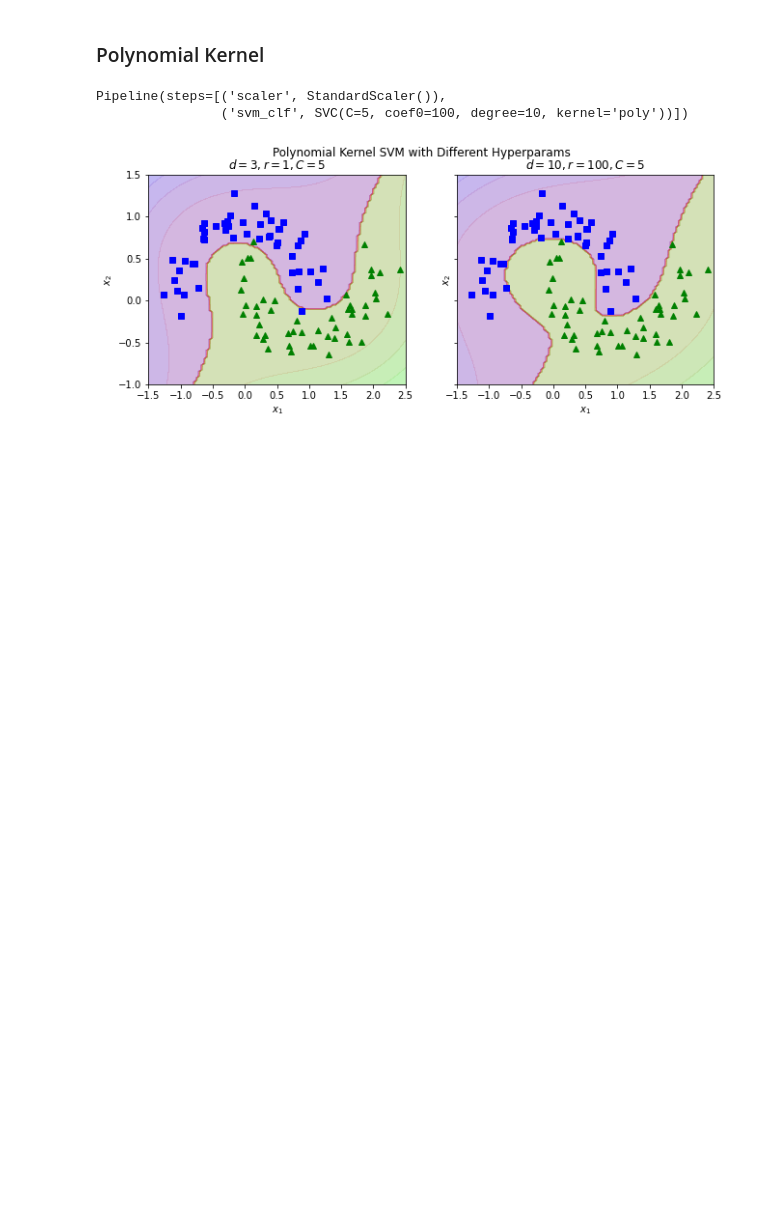
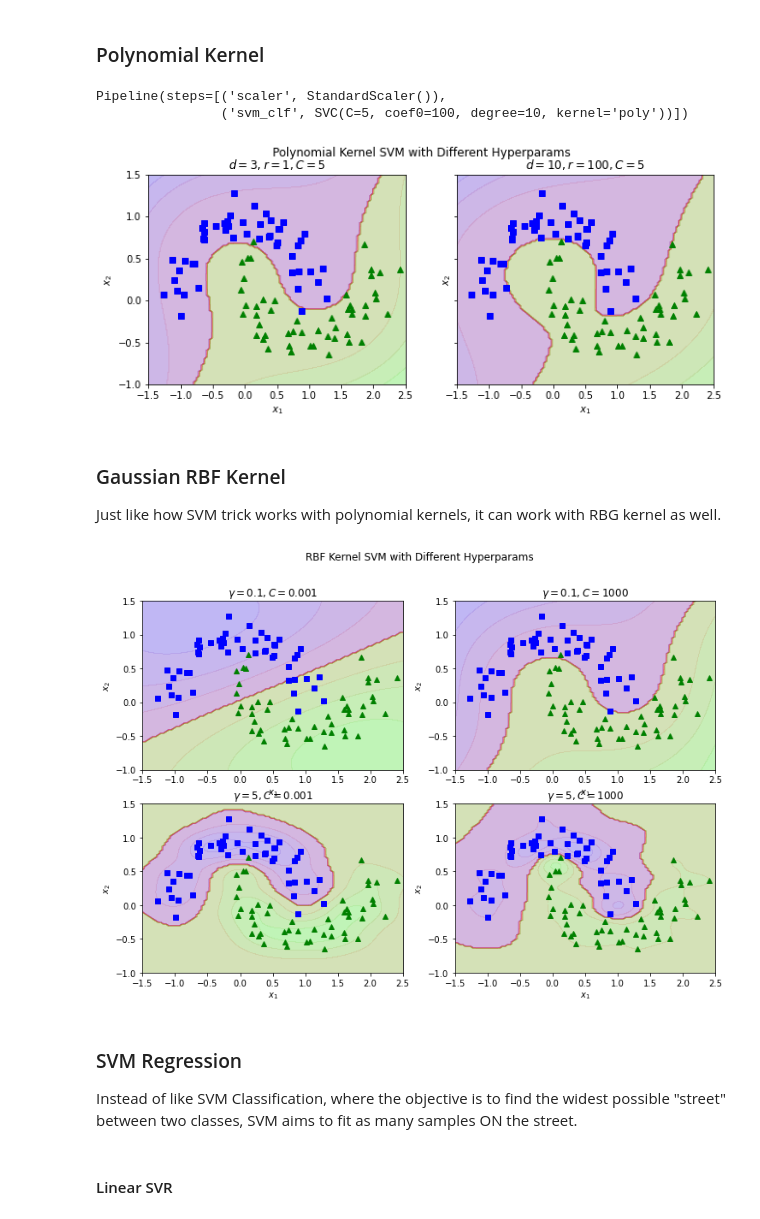
Before and after one commit to john-s-li/hands_on_ml, a Jupyter notebook: 5 - SVM/svm.ipynb, the cells around one changed output. Cells and saved outputs as stored; diff of their text form; code cells hidden in the pictures; blank space fills up the shorter version.

```diff
--- a/5 - SVM/svm.ipynb
+++ b/5 - SVM/svm.ipynb
@@ -120,3 +120,60 @@ ax[1].set_title(r"$d=10, r=100, C=5$", fontsize=12)
 plt.show()
 # %% [output]
 [figure]
+# %% [markdown]
+### Gaussian RBF Kernel
+
+Just like how SVM trick works with polynomial kernels, it can work with RBG kernel as well.
+# %%
+rbf_kernel_svm_clf_1 = Pipeline([
+    ("scaler", StandardScaler()),
+    ("svm_clf", SVC(kernel="rbf", gamma=0.1, C=0.001))
+])
+
+rbf_kernel_svm_clf_2 = Pipeline([
+    ("scaler", StandardScaler()),
+    ("svm_clf", SVC(kernel="rbf", gamma=0.1, C=1000))
+])
+
+rbf_kernel_svm_clf_3 = Pipeline([
+    ("scaler", StandardScaler()),
+    ("svm_clf", SVC(kernel="rbf", gamma=5, C=0.001))
+])
+
+rbf_kernel_svm_clf_4 = Pipeline([
+    ("scaler", StandardScaler()),
+    ("svm_clf", SVC(kernel="rbf", gamma=5, C=1000))
+])
+
+for i in range(1, 5):
+    eval(f"rbf_kernel_svm_clf_{i}.fit(X_moon, y_moon)")
+# %%
+fig, ax = plt.subplots(2,2, figsize=(12,8))
+
+fig.suptitle("RBF Kernel SVM with Different Hyperparams")
+
+plot_moon_data(X_moon, y_moon, ax=ax[0,0])
+plot_contours(rbf_kernel_svm_clf_1, [-1.5, 2.5], [-1, 1.5], ax[0,0])
+ax[0,0].set_title(r"$\gamma=0.1, C=0.001$", fontsize=12)
+
+plot_moon_data(X_moon, y_moon, ax=ax[0,1])
+plot_contours(rbf_kernel_svm_clf_2, [-1.5, 2.5], [-1, 1.5], ax=ax[0,1])
+ax[0,1].set_title(r"$\gamma=0.1, C=1000$", fontsize=12)
+
+plot_moon_data(X_moon, y_moon, ax=ax[1,0])
+plot_contours(rbf_kernel_svm_clf_3, [-1.5, 2.5], [-1, 1.5], ax=ax[1,0])
+ax[1,0].set_title(r"$\gamma=5, C=0.001$", fontsize=12)
+
+plot_moon_data(X_moon, y_moon, ax=ax[1,1])
+plot_contours(rbf_kernel_svm_clf_4, [-1.5, 2.5], [-1, 1.5], ax=ax[1,1])
+ax[1,1].set_title(r"$\gamma=5, C=1000$", fontsize=12)
+
+plt.show()
+# %% [output]
+[figure, added]
+# %% [markdown]
+### SVM Regression
+
+Instead of like SVM Classification, where the objective is to find the widest possible "street" between two classes, SVM aims to fit as many samples ON the street.
+# %% [markdown]
+#### Linear SVR
```
Also changed, not shown: parts of 11 cells of this notebook, 2 other files.
